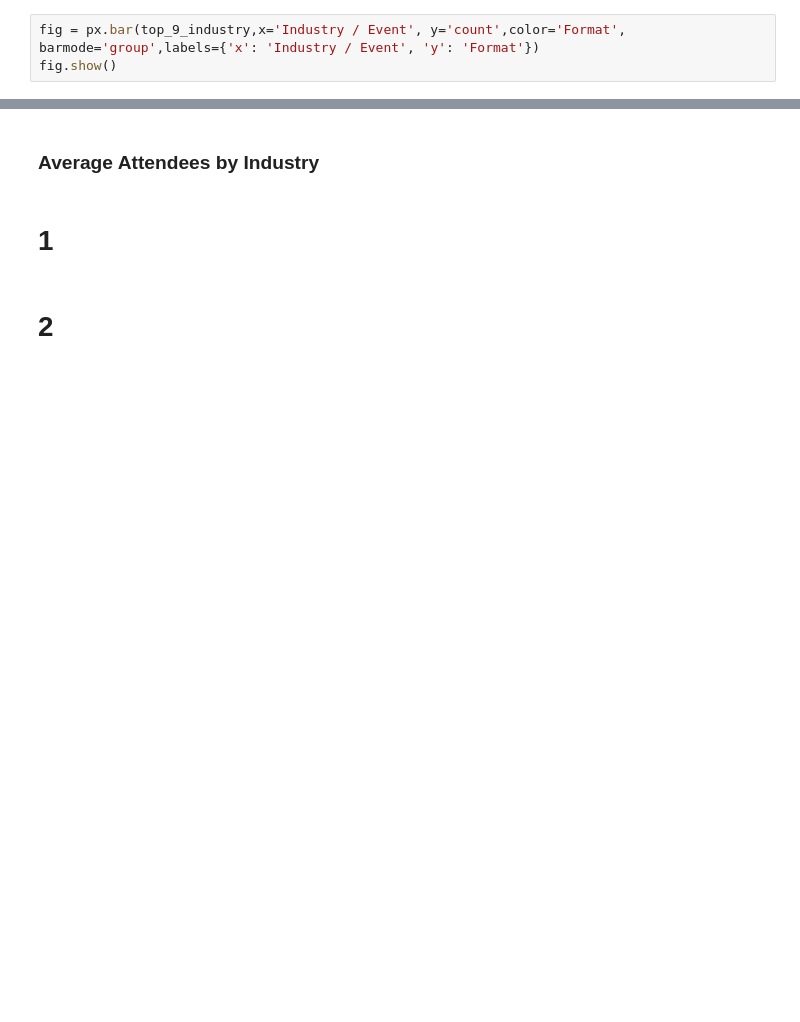
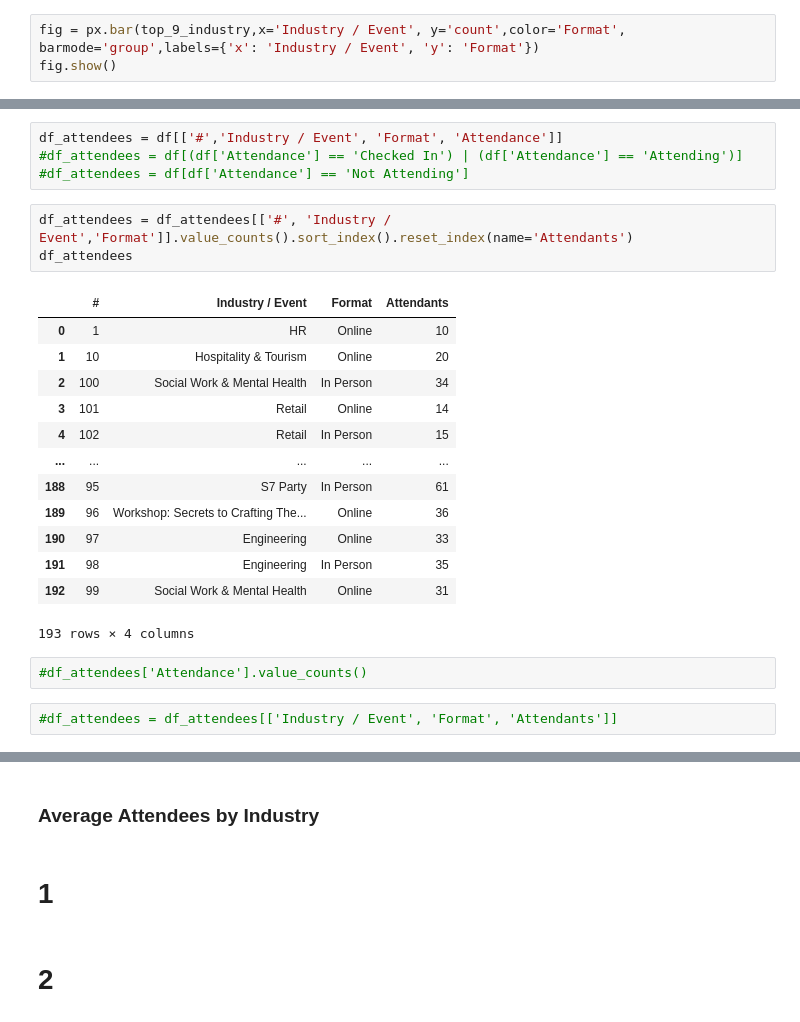
Before and after one commit to DavidAndres6870/app-n2n, a Jupyter notebook: EDA.ipynb, the cells around one changed output, grey strips where cells are left out. Drawn from its saved outputs; the diff is of its cells as text; blank space fills up the shorter version.

```diff
--- a/EDA.ipynb
+++ b/EDA.ipynb
@@ -407,0 +377,25 @@ fig.show()
+# %%
+df_attendees = df[['#','Industry / Event', 'Format', 'Attendance']]
+#df_attendees = df[(df['Attendance'] == 'Checked In') | (df['Attendance'] == 'Attending')]
+#df_attendees = df[df['Attendance'] == 'Not Attending']
+# %%
+df_attendees = df_attendees[['#', 'Industry / Event','Format']].value_counts().sort_index().reset_index(name='Attendants')
+df_attendees
+# %% [output]
+|  | # | Industry / Event | Format | Attendants |
+| 0 | 1 | HR | Online | 10 |
+| 1 | 10 | Hospitality & Tourism | Online | 20 |
+| 2 | 100 | Social Work & Mental Health | In Person | 34 |
+| 3 | 101 | Retail | Online | 14 |
+| 4 | 102 | Retail | In Person | 15 |
+| ... | ... | ... | ... | ... |
+| 188 | 95 | S7 Party | In Person | 61 |
+| 189 | 96 | Workshop: Secrets to Crafting The... | Online | 36 |
+| 190 | 97 | Engineering | Online | 33 |
+| 191 | 98 | Engineering | In Person | 35 |
+| 192 | 99 | Social Work & Mental Health | Online | 31 |
+193 rows × 4 columns
+# %%
+#df_attendees['Attendance'].value_counts()
+# %%
+#df_attendees = df_attendees[['Industry / Event', 'Format', 'Attendants']]
```
Also changed, not shown: parts of 54 cells of this notebook.
